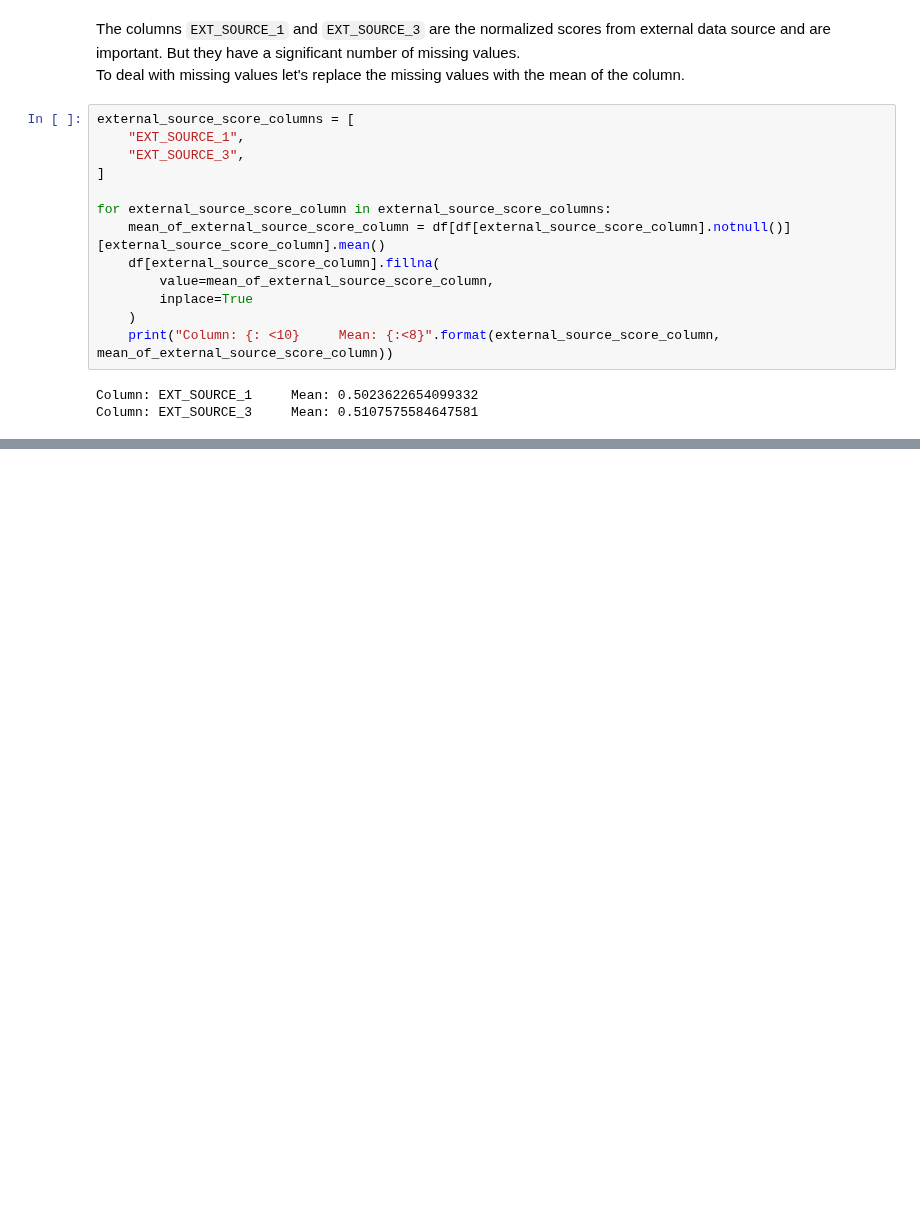
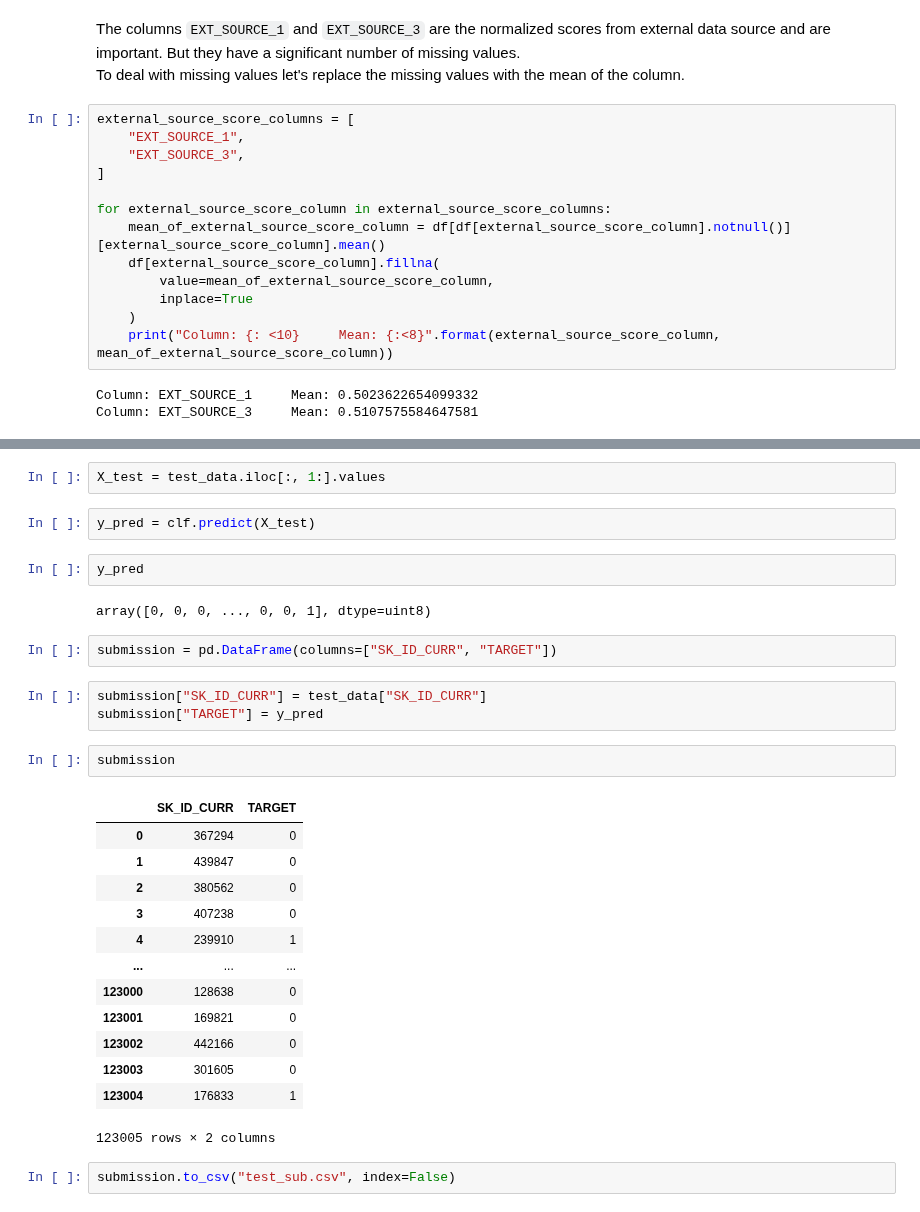
Before and after one commit to DhruvAwasthi/AI511_HOMELOAN_2022, a Jupyter notebook: notebooks/exploratory_data_analysis.ipynb, the cells around one changed output, grey strips where cells are left out. Drawn from its saved outputs; the diff is of its cells as text; blank space fills up the shorter version.

```diff
--- a/notebooks/exploratory_data_analysis.ipynb
+++ b/notebooks/exploratory_data_analysis.ipynb
@@ -445,0 +617,31 @@ test_data.head()
+# %%
+X_test = test_data.iloc[:, 1:].values
+# %%
+y_pred = clf.predict(X_test)
+# %%
+y_pred
+# %% [output]
+array([0, 0, 0, ..., 0, 0, 1], dtype=uint8)
+# %%
+submission = pd.DataFrame(columns=["SK_ID_CURR", "TARGET"])
+# %%
+submission["SK_ID_CURR"] = test_data["SK_ID_CURR"]
+submission["TARGET"] = y_pred
+# %%
+submission
+# %% [output]
+|  | SK_ID_CURR | TARGET |
+| 0 | 367294 | 0 |
+| 1 | 439847 | 0 |
+| 2 | 380562 | 0 |
+| 3 | 407238 | 0 |
+| 4 | 239910 | 1 |
+| ... | ... | ... |
+| 123000 | 128638 | 0 |
+| 123001 | 169821 | 0 |
+| 123002 | 442166 | 0 |
+| 123003 | 301605 | 0 |
+| 123004 | 176833 | 1 |
+123005 rows × 2 columns
+# %%
+submission.to_csv("test_sub.csv", index=False)
```
Also changed, not shown: parts of 38 cells of this notebook, 1 other file.
